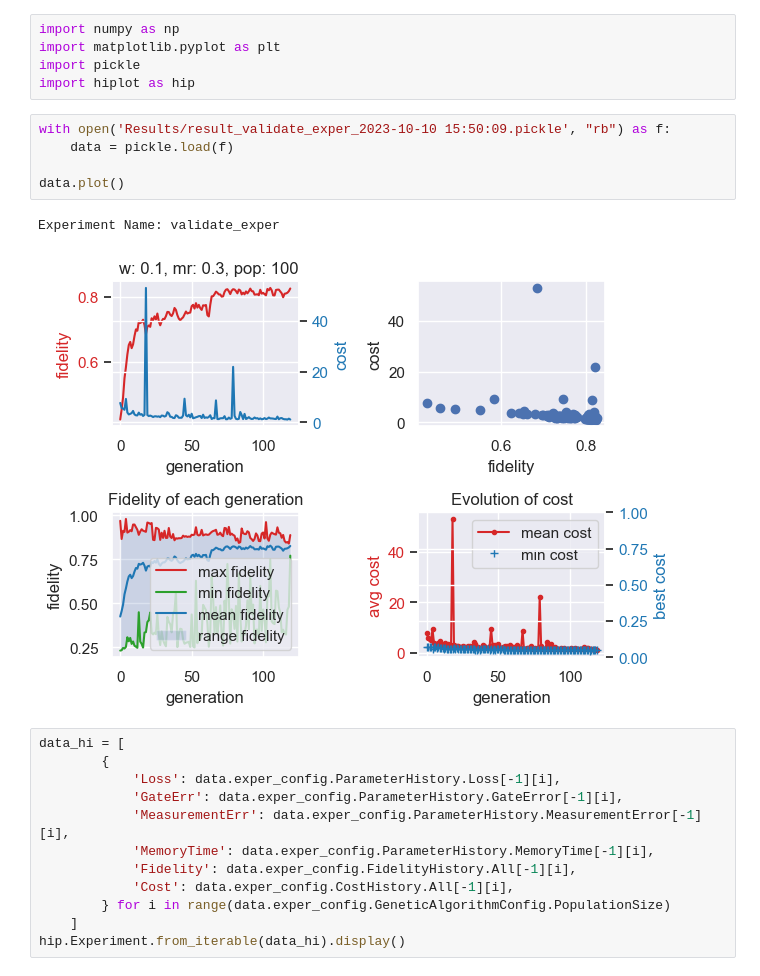
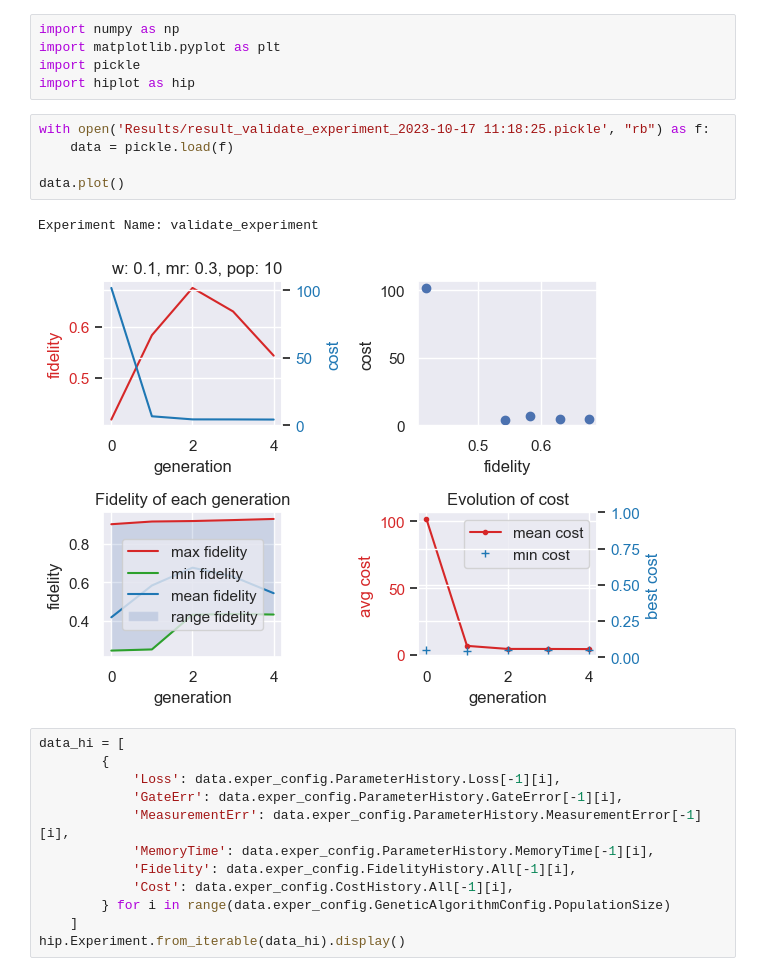
Before and after one commit to PankidT/Qnet-genetic-opt-II, a Jupyter notebook: src/read_pickle.ipynb, the cells around one changed output. Drawn from its saved outputs; the diff is of its cells as text.

```diff
--- a/src/read_pickle.ipynb
+++ b/src/read_pickle.ipynb
@@ -4,13 +4,13 @@ import matplotlib.pyplot as plt
 import pickle
 import hiplot as hip
 # %%
-with open('Results/result_validate_exper_2023-10-10 15:50:09.pickle', "rb") as f:
+with open('Results/result_validate_experiment_2023-10-17 11:18:25.pickle', "rb") as f:
     data = pickle.load(f)
 
 data.plot()
 # %% [output]
-Experiment Name: validate_exper
+Experiment Name: validate_experiment
-[figure, old version]
+[figure, new version]
 # %%
 data_hi = [
         {
```
Also changed, not shown: 4 other files.
